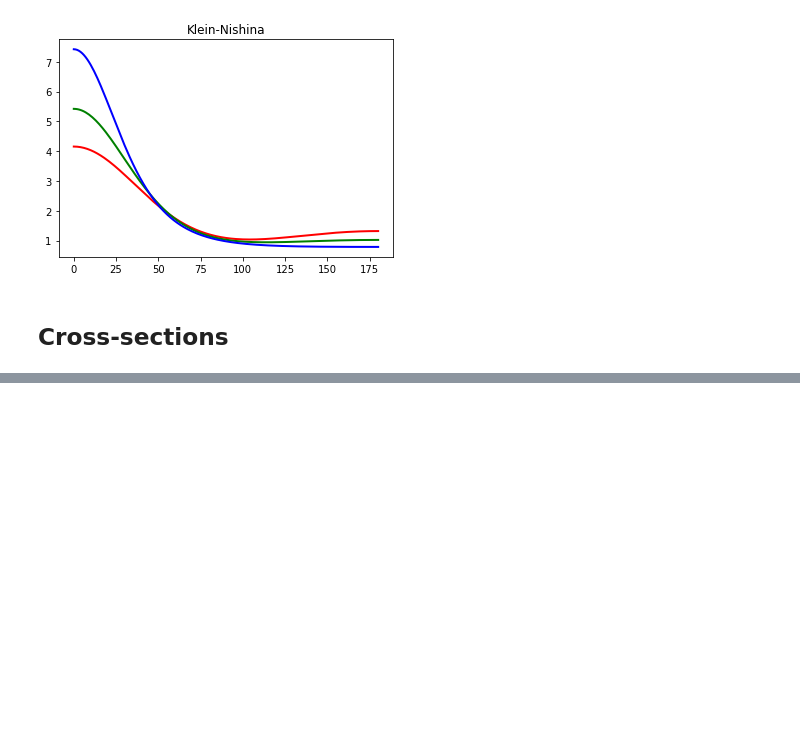
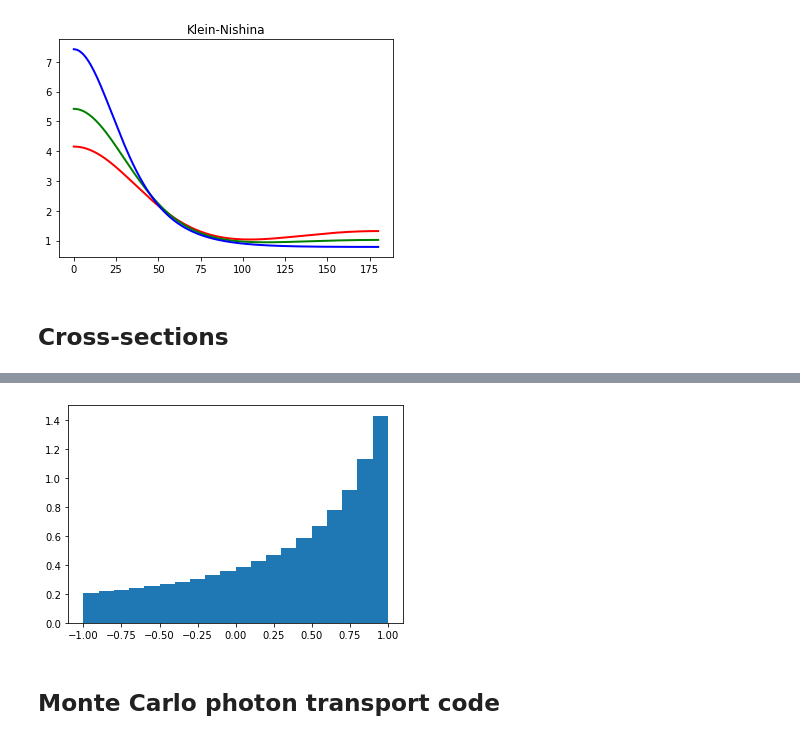
Before and after one commit to Tatiana-Krivosheev/Radiation-Transport-with-Monte-Carlo, a Jupyter notebook: GammaTransport.ipynb, the cells around one changed output, grey strips where cells are left out. Drawn from its saved outputs; the diff is of its cells as text; code cells hidden in the pictures; blank space fills up the shorter version.

```diff
--- a/GammaTransport.ipynb
+++ b/GammaTransport.ipynb
@@ -122,6 +125,9 @@ def hw_prime(hw, cos_theta):
     """computes outgoing photon energy vs cosine of the scattered angle"""
     hwp = hw/(1.0 + (1.0 - cos_theta)*hw/MeC2)
     return hwp
+
+def cosθ_from_hwp(hw, hwp):
+    return 1.0 - (MeC2/hwp - MeC2/hw)
 
 def hwp_minimum(hw):
     """Computes minimum scattere energy in MeV given incoming photon energy hw"""
@@ -155,9 +161,9 @@ def diff_cross_section_dhwp(hw, hwp):
     dσ_dhwp = np.pi*Re*Re * (ei/hw) * (ei/eo + eo/ei + (eo-ei)**2 - 2.0*(eo-ei))
     return dσ_dhwp
 
-def diff_cross_section_dOp(hw, theta):
+def diff_cross_section_dOp(hw, θ):
     """Differential cross-section over outgoing photon differential angle"""
-    cst = np.cos(theta)
+    cst = np.cos(θ)
     hwp = hw_prime(hw, cst)
     rhw = hwp/hw
     dσ_dOp = 0.5*np.pi*Re*Re * rhw*rhw*(rhw + 1.0/rhw - (1.0 - cst)*(1.0 + cst))
@@ -222,0 +349,9 @@ We learned about so-called microscopic cross-sections, which is oneabout one pho
+# %%
+# plotting angular distribution
+cosθ = cosθ_from_hwp(hw, hwp)
+count, bins, ignored = plt.hist(cosθ, 20, density=True)
+plt.show()
+# %% [output]
+[figure, added]
+# %% [markdown]
+## Monte Carlo photon transport code
```
Also changed, not shown: parts of 29 cells of this notebook, 1 other file.
